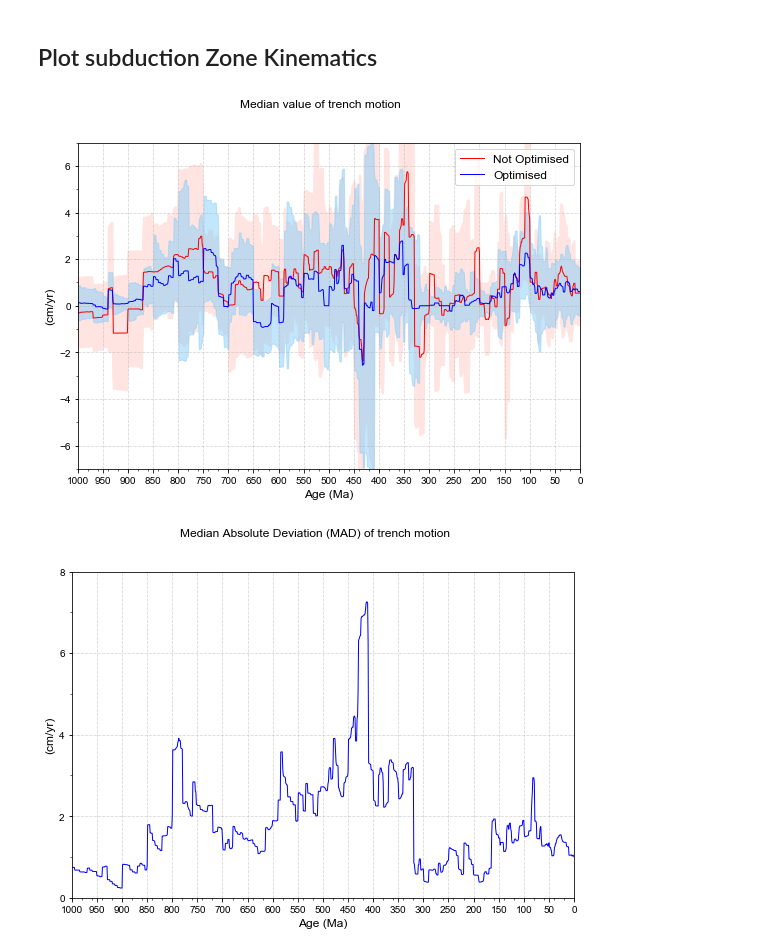
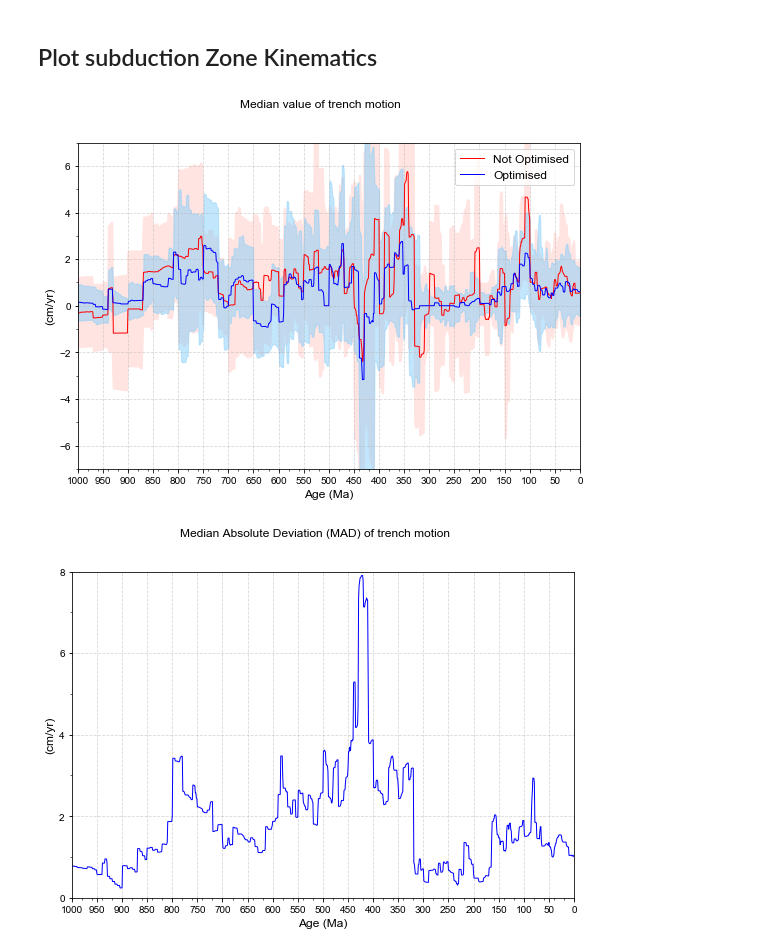
Before and after one commit to EarthByte/optAPM, a Jupyter notebook: figures/generate_trench_migration_figures.ipynb, the cells around one changed output. Drawn from its saved outputs; the diff is of its cells as text; code cells hidden in the pictures.

```diff
--- a/figures/generate_trench_migration_figures.ipynb
+++ b/figures/generate_trench_migration_figures.ipynb
@@ -34,8 +34,8 @@ model_dir = 'Global_1000-0_Model_2017'
 
 if model_dir.startswith('Global_Model_WD_Internal_Release'):
     # Define the time snapshots at which to get the subduction zone properties
-    min_time = 0.
-    max_time = 410.
+    min_time = 0
+    max_time = 410
 
     model_name = 'run2_240-250adj'
 
@@ -57,10 +57,10 @@ if model_dir.startswith('Global_Model_WD_Internal_Release'):
     ]
 elif model_dir == 'Global_1000-0_Model_2017':
     # Define the time snapshots at which to get the subduction zone properties
-    min_time = 0.
-    max_time = 1000.
+    min_time = 0
+    max_time = 1000
 
-    model_name = 'svn1683_run18'
+    model_name = '20200830_git_bbb3940_run23'
 
     rotation_base_filenames = ['1000_0_rotfile_Merdith_et_al']
 else:
@@ -122,7 +122,7 @@ DataFrameTemplate = ('lon','lat','conv_rate','conv_obliq','migr_rate',
                      'migr_obliq','arc_length','arc_azimuth',
                      'subducting_plate','overriding_plate','time')
 
-time_step = 1.
+time_step = 1
 
 def get_subduction_stats(
         rotation_filenames,
@@ -132,7 +132,7 @@ def get_subduction_stats(
     df_AllTimes = pd.DataFrame(columns=DataFrameTemplate)
 
     # list of reconstruction times
-    reconstruction_times = np.arange(min_time, max_time+1, time_step)
+    reconstruction_times = range(min_time, max_time+1, time_step)
 
     rotation_model = pygplates.RotationModel(rotation_filenames)
     topology_features = [pygplates.FeatureCollection(file) for file in topology_filenames]
@@ -204,7 +204,7 @@ init_df(df_opt)
 # %%
 %matplotlib inline
 
-time_step = 1.
+time_step = 1
 
 def plot_trench_motion(
         trench_motion_plot_title,
@@ -219,7 +219,7 @@ def plot_trench_motion(
     all_median_abs_deviations_opt = []
     all_median_abs_deviations_no_opt = []
 
-    TimeStepList = np.arange(min_time, max_time + time_step, time_step)
+    TimeStepList = range(min_time, max_time + time_step, time_step)
     for TIME in TimeStepList:
         subset_opt = df_opt[(df_opt['time']>=TIME) & (df_opt['time']<(TIME+time_step))]
         subset_no_opt = df_no_opt[(df_no_opt['time']>=TIME) & (df_no_opt['time']<(TIME+time_step))]
@@ -301,35 +301,35 @@ def plot_trench_motion(
     #
 
     fig = plt.figure(figsize=(9,6))
     ax = fig.add_subplot(1, 1, 1)
     common_figure_setup(fig, ax)
     fig.suptitle(trench_motion_MAD_plot_title)
     plt.ylim((0,8))
     plt.gca().invert_xaxis() # Time should go from left to right.
 
     plt.plot(
         TimeStepList,
         medfilt(np.array(all_median_abs_deviations_opt), medfilt_kernel_size),
         'b',
         linewidth=1)
 
     plt.savefig(trench_motion_MAD_plot_filename, format='pdf', dpi=600)
     plt.show()
 
 
 #medfilt_kernel_sizes = [1,3,5]
 medfilt_kernel_sizes = [5]
 
 for medfilt_kernel_size in medfilt_kernel_sizes:
     plot_trench_motion(
         'Median value of trench motion',
         os.path.join(output_dir, 'trench_motion_%s_%dMy.pdf' % (model_name, medfilt_kernel_size)),
         'Median Absolute Deviation (MAD) of trench motion',
         os.path.join(output_dir, 'trench_motion_MAD_%s_%dMy.pdf' % (model_name, medfilt_kernel_size)),
         medfilt_kernel_size)
 # %% [output]
-[figure, old version]
+[figure, new version]
-[figure, old version]
+[figure, new version]
 # %%
 time_step = 5
 
```
Also changed, not shown: parts of 1 cell of this notebook, 15 other files.
